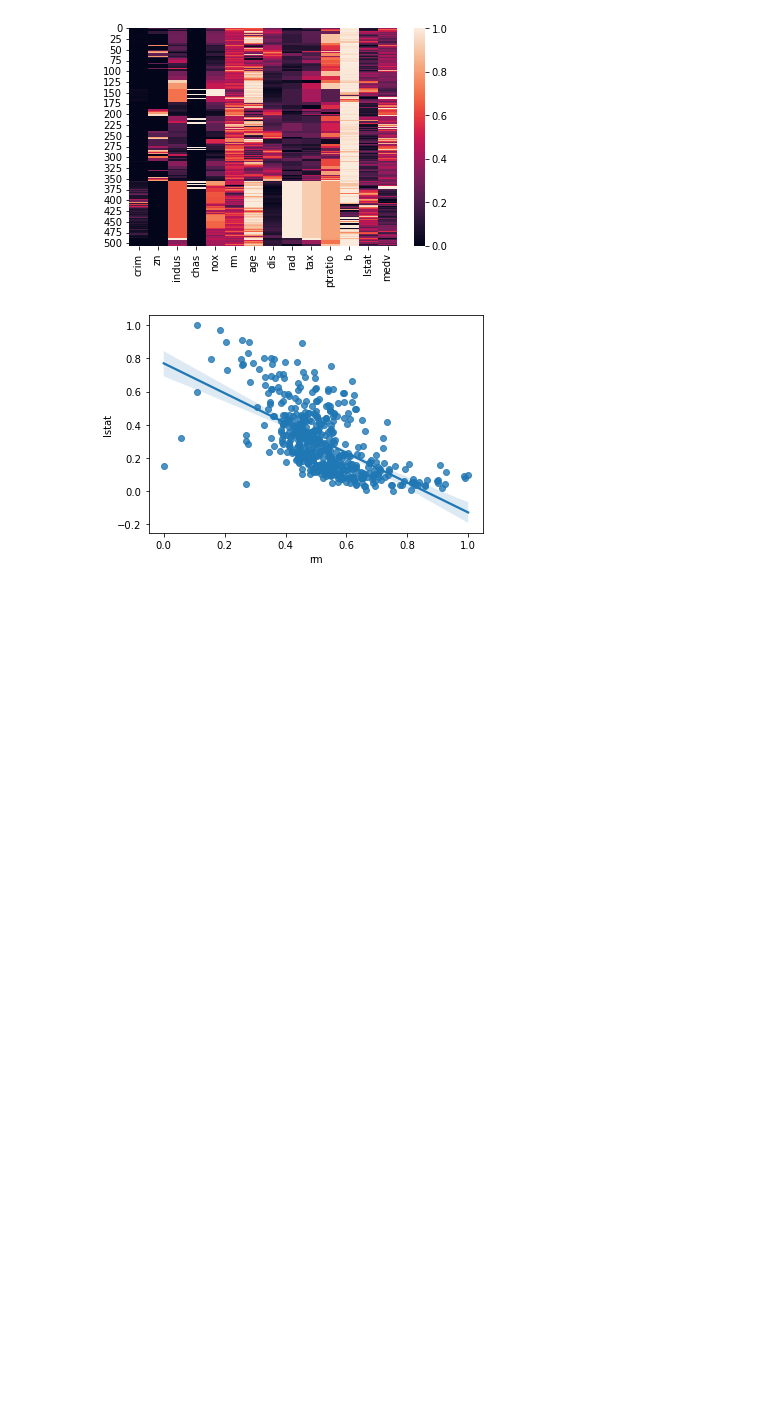
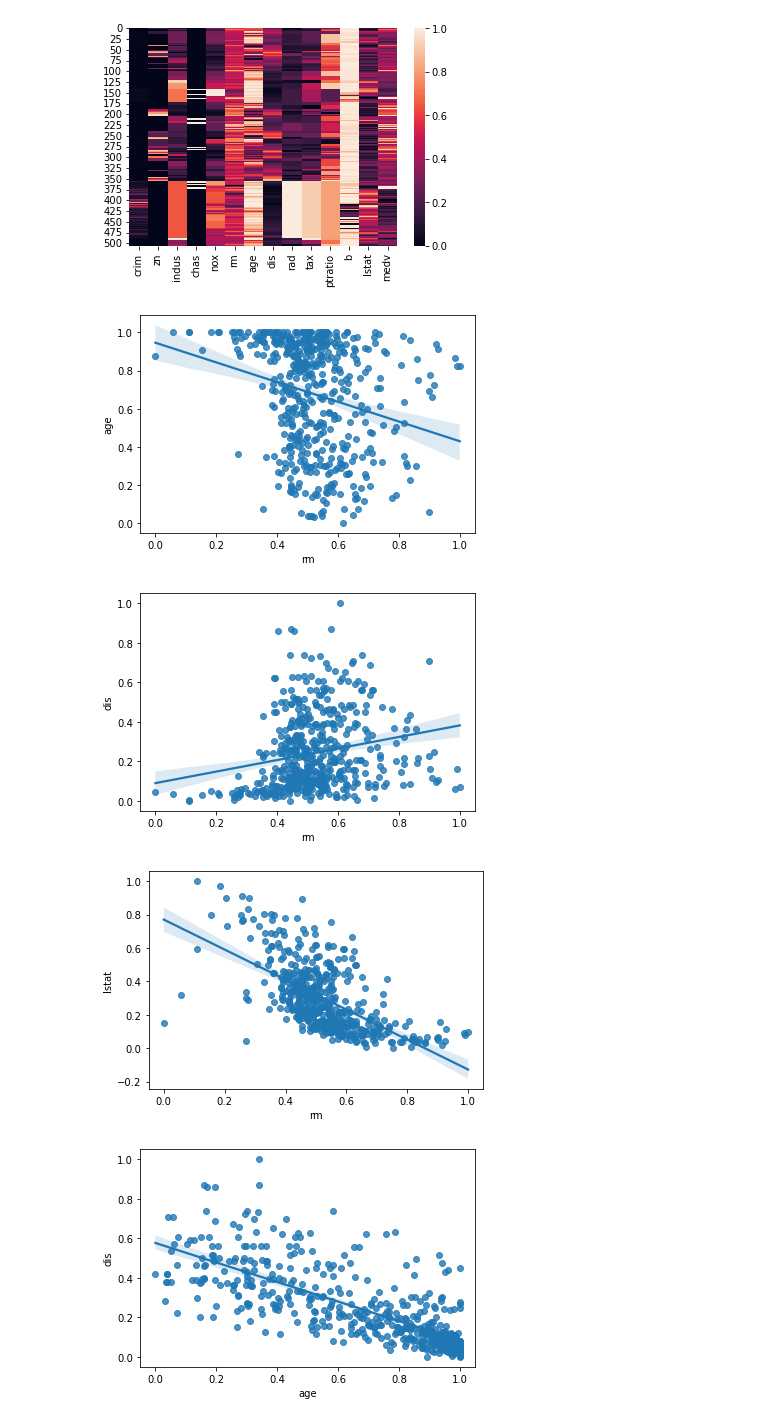
Before and after one commit to Zod-L/DDA3020-Assignment, a Jupyter notebook: Assignment1/code.ipynb, the cells around one changed output. Cells and saved outputs as stored; diff of their text form; code cells hidden in the pictures; blank space fills up the shorter version.

```diff
--- a/Assignment1/code.ipynb
+++ b/Assignment1/code.ipynb
@@ -43,7 +43,7 @@ X = np.nan_to_num(X)
 Y = np.nan_to_num(Y)
 # %%
 # Selected column
-feats = np.array([5, 12])
+feats = np.array([5, 6, 7, 12])
 X = X[:, feats]
 
 # Normalize
@@ -55,8 +55,11 @@ X = np.concatenate((np.ones((X.shape[0], 1), X.dtype), X), 1)
 # %%
 # Plot relevance
 for i in range(len(selected_data.keys())):
     for j in range(i+1, len(selected_data.keys())):
-        sb.regplot(data=selected_data, x=selected_data.keys()[i], y=selected_data.keys()[j])
+        sb.regplot(data=selected_data, x=selected_data.keys()[i], y=selected_data.keys()[j], ci=95)
         plt.show()
 # %% [output]
-[figure, old version]
+[figure, new version]
+[figure, added]
+[figure, added]
+[figure, added]
```
Also changed, not shown: parts of 3 cells of this notebook, 12 other files.
